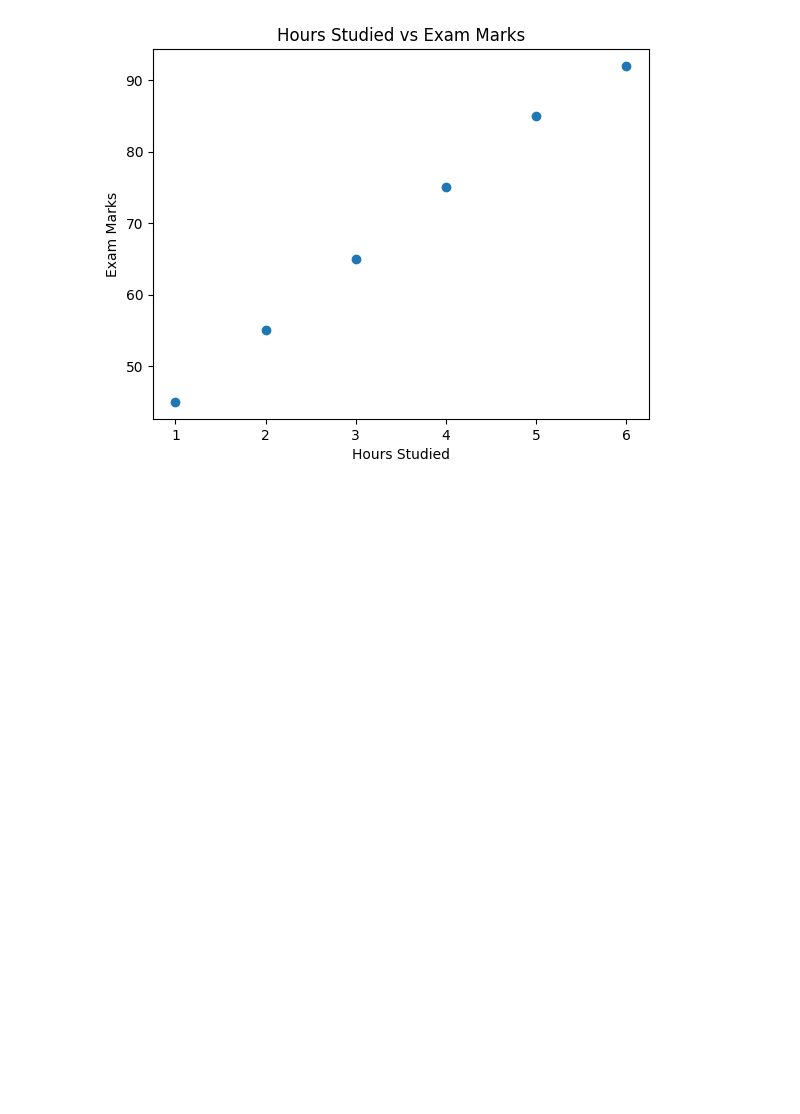
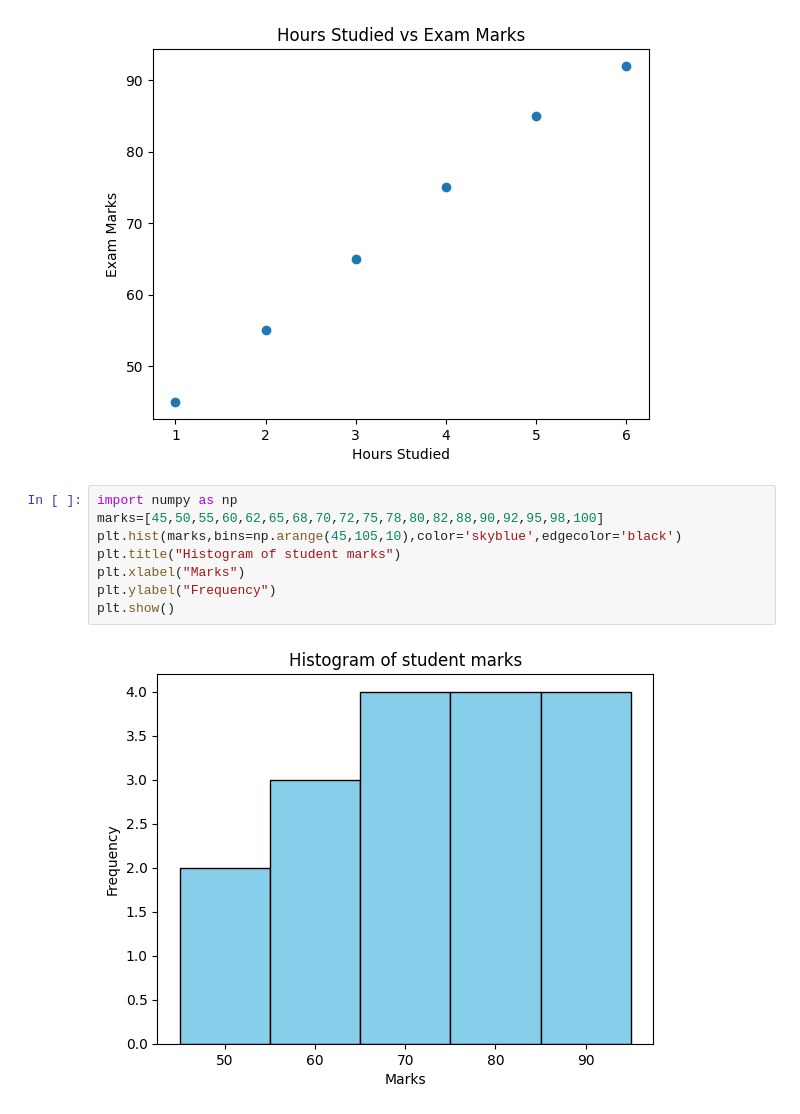
Before and after one commit to venneladonepudi/assignments, a Jupyter notebook: Datavisualization.ipynb, the cells around one changed output. Cells and saved outputs as stored; diff of their text form; blank space fills up the shorter version.

```diff
--- a/Datavisualization.ipynb
+++ b/Datavisualization.ipynb
@@ -151,3 +151,13 @@ plt.ylabel("Exam Marks")
 plt.show()
 # %% [output]
 [figure]
+# %%
+import numpy as np
+marks=[45,50,55,60,62,65,68,70,72,75,78,80,82,88,90,92,95,98,100]
+plt.hist(marks,bins=np.arange(45,105,10),color='skyblue',edgecolor='black')
+plt.title("Histogram of student marks")
+plt.xlabel("Marks")
+plt.ylabel("Frequency")
+plt.show()
+# %% [output]
+[figure, added]
```
Also changed, not shown: parts of 2 cells of this notebook.
